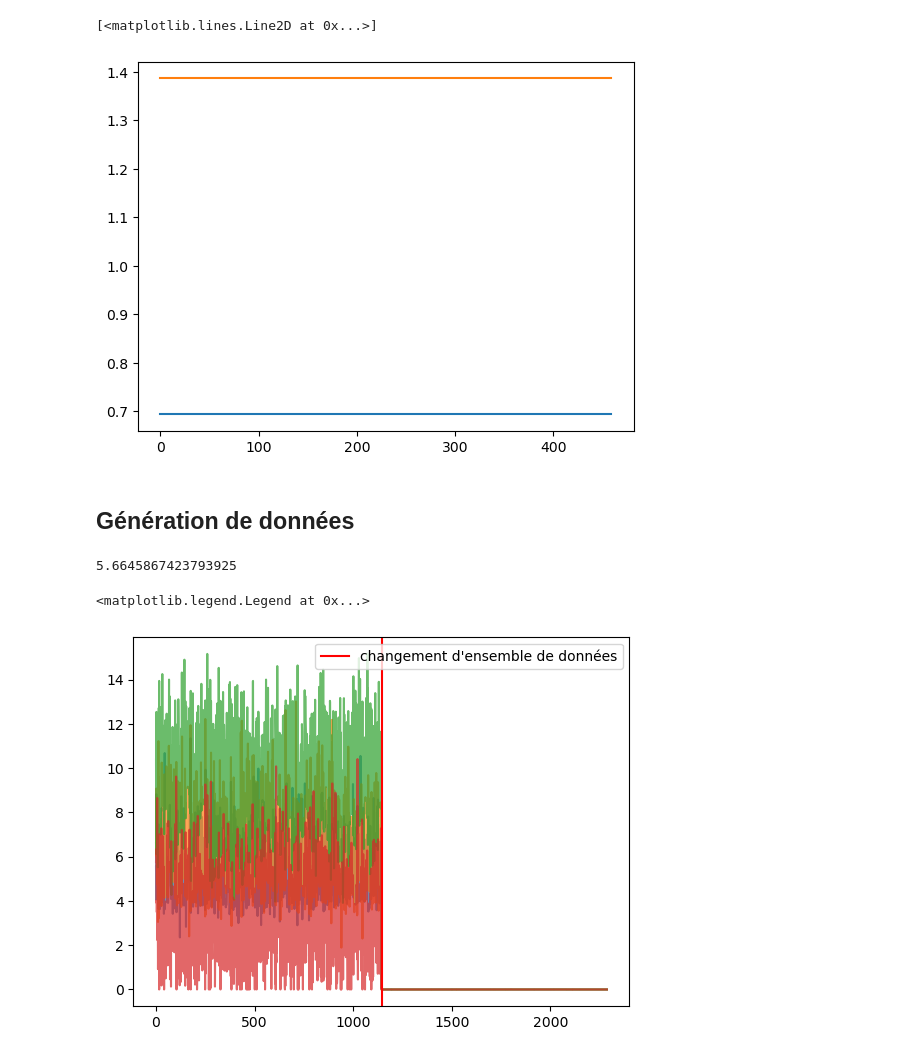
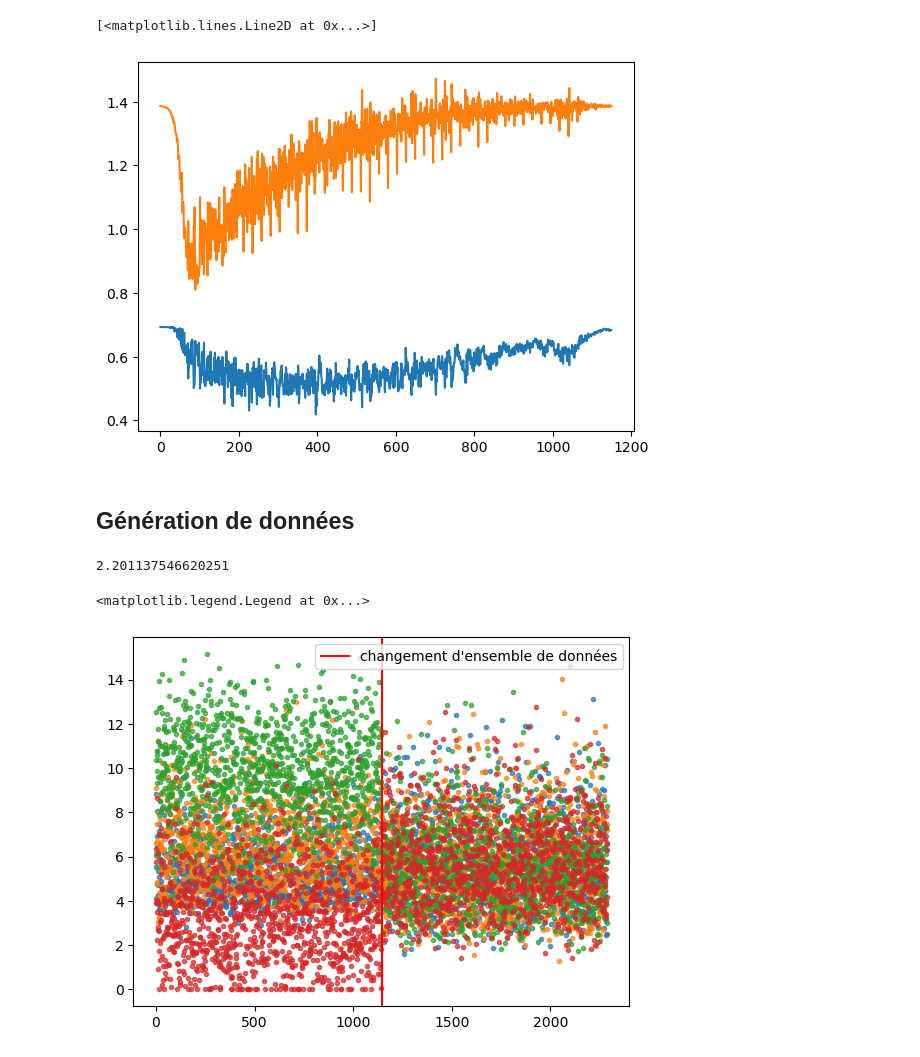
Before and after one commit to Soline270dC/PSC, a Jupyter notebook: GAN_soline.ipynb, the cells around one changed output. Cells and saved outputs as stored; diff of their text form; code cells hidden in the pictures.

Commit message:
carried on grid search and started bayesian optimization

```diff
--- a/GAN_soline.ipynb
+++ b/GAN_soline.ipynb
@@ -22,13 +22,13 @@ dataroot = "data"
 
 batch_size = 50
 
-nz = 40
+nz = 10
 
-num_epochs = 20
+num_epochs = 50
 
-lr = 0.0002
+lr = 8e-4
 
-beta1 = 0.5
+beta1 = 0.9
 
 # Number of GPUs available. Use 0 for CPU mode.
 ngpu = 0
@@ -44,7 +44,6 @@ class Dataset():
 
     def __getitem__(self, idx):
         step = self.dataset[:, idx]
-        target = 0  # only one class
         return step
 
     def build_dataset(self):
@@ -118,16 +118,22 @@ class Discriminator(nn.Module):
         super(Discriminator, self).__init__()
         self.ngpu = ngpu
         self.main = nn.Sequential(
+            # nn.Linear(1, 128, bias = False),
+            # nn.LeakyReLU(0.2),
+            # nn.Linear(128, 64, bias = False),
+            # nn.LeakyReLU(0.2),
+            # nn.Linear(64, 1, bias = False),
+            # nn.Sigmoid()
             nn.Linear(1, 45, bias = False),
             nn.ReLU(True),
             nn.Linear(45, 49, bias = False),
             nn.ReLU(True),
             nn.Linear(49, 43, bias = False),
-            nn.ReLU(True),
+            nn.Tanh(),
             nn.Linear(43, 19, bias = False),
-            nn.ReLU(True),
+            nn.Tanh(),
             nn.Linear(19, 36, bias = False),
-            nn.ReLU(True),
+            nn.Tanh(),
             nn.Linear(36, 36, bias = False),
             nn.ReLU(True),
             nn.Linear(36, 10, bias = False),
@@ -231,6 +237,7 @@ for epoch in range(num_epochs):
         D_G_z1 = output.mean().item()
 
         errD = errD_real + errD_fake
+
         # Update D
         optimizerD.step()
 
@@ -252,19 +259,11 @@ for epoch in range(num_epochs):
         # Output training stats
         if i % 50 == 0:
             print('[%d/%d][%d/%d]\tLoss_D: %.4f\tLoss_G: %.4f\tD(x): %.4f\tD(G(z)): %.4f / %.4f'
-                  % (epoch, num_epochs, i, len(dataloader),
+                  % (epoch+1, num_epochs, i+1, len(dataloader),
                      errD.item(), errG.item(), D_x, D_G_z1, D_G_z2))
 
         # Save Losses for plotting later
         G_losses.append(errG.item())
         D_losses.append(errD.item())
-
-        # Check how the generator is doing by saving G's output on fixed_noise
-        if (iters % 500 == 0) or ((epoch == num_epochs-1) and (i == len(dataloader)-1)):
-            with torch.no_grad():
-                fake = netG(fixed_noise).detach().cpu()
-            img_list.append(vutils.make_grid(fake, padding=2, normalize=True))
-
-        iters += 1
 # %% [output]
 Starting Training Loop...
@@ -289,7 +288,7 @@ plt.plot(G_losses)
 plt.plot(D_losses)
 # %% [output]
 [<matplotlib.lines.Line2D at 0x...>]
-[figure, old version]
+[figure, new version]
 # %% [markdown]
 ## Génération de données
 # %%
@@ -306,15 +305,15 @@ for i in range(N):
 # %%
 dWasserstein4D(data, genData, niter = int(1e3))
 # %% [output]
-5.6645867423793925
+2.201137546620251
 # %%
 for i in range(4):
-    plt.plot(np.concatenate((data[:,i], genData[:,i])), alpha = 0.7)
-    # plt.plot(genData[:,i], alpha = 0.5)
+    y = np.concatenate((data[:,i], genData[:,i]))
+    plt.scatter(list(range(len(y))), y, alpha = 0.7, marker = '.')
 plt.axvline(x=1144, color = "red", label = "changement d'ensemble de données")
 plt.legend()
 # %% [output]
 <matplotlib.legend.Legend at 0x...>
-[figure, old version]
+[figure, new version]
 # %%
 # np.save("generated_data/genDataSoline", genData)
```
Also changed, not shown: parts of 6 cells of this notebook, 30 other files.
